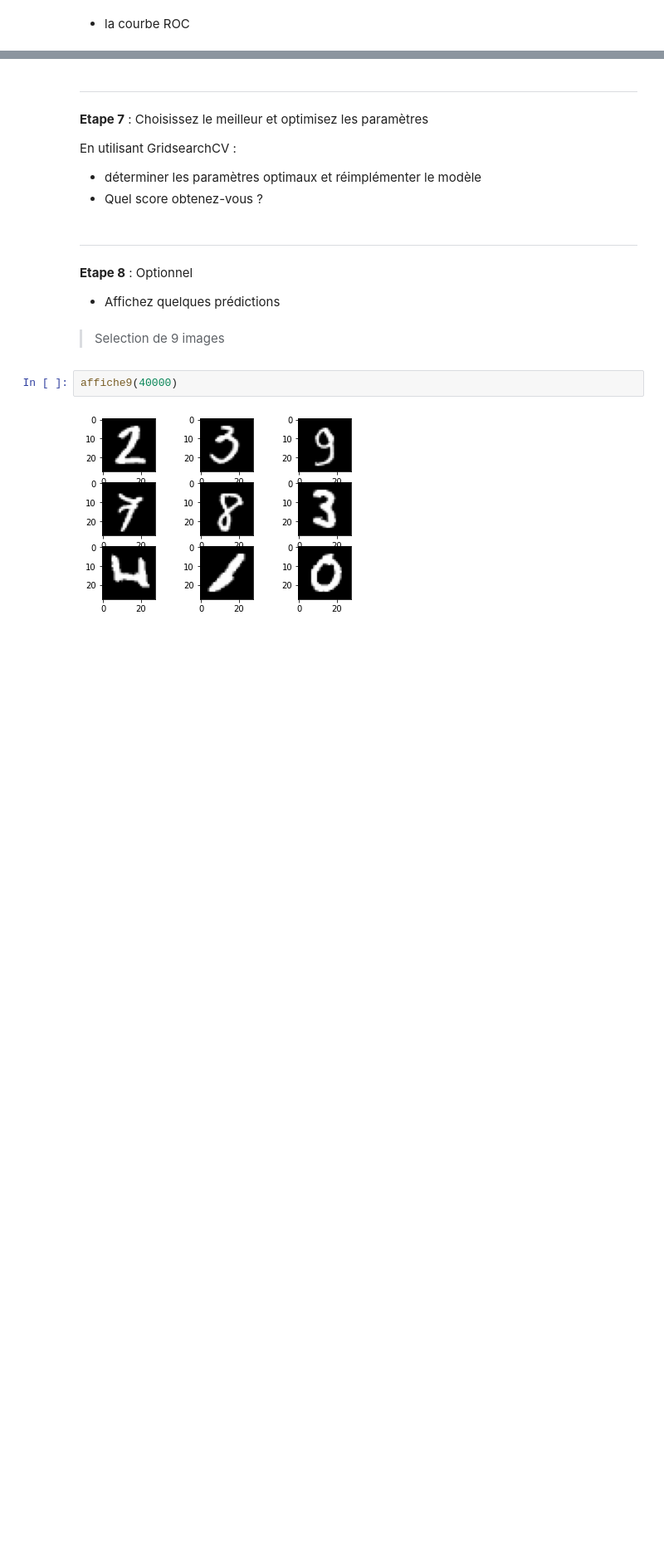
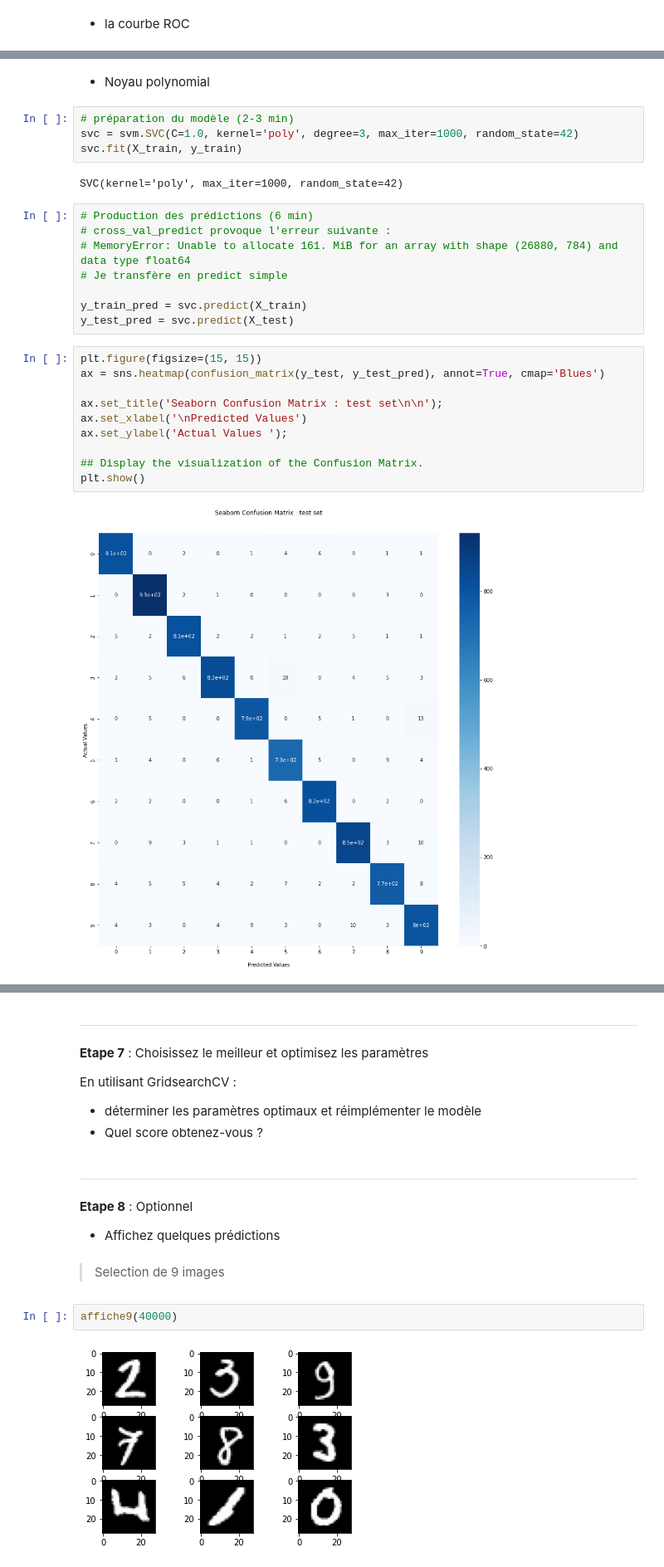
Before and after one commit to ericbertrand8686/Poste, a Jupyter notebook: Brief_poste.ipynb, the cells around one changed output, grey strips where cells are left out. Shown at 83% size. Cells and saved outputs as stored; diff of their text form; blank space fills up the shorter version.

```diff
--- a/Brief_poste.ipynb
+++ b/Brief_poste.ipynb
@@ -467,0 +457,28 @@ clf.score(X_features, y)
+# %% [markdown]
+-  Noyau polynomial
+# %%
+# préparation du modèle (2-3 min)
+svc = svm.SVC(C=1.0, kernel='poly', degree=3, max_iter=1000, random_state=42)
+svc.fit(X_train, y_train)
+# %% [output]
+SVC(kernel='poly', max_iter=1000, random_state=42)
+# %%
+# Production des prédictions (6 min)
+# cross_val_predict provoque l'erreur suivante :
+# MemoryError: Unable to allocate 161. MiB for an array with shape (26880, 784) and data type float64
+# Je transfère en predict simple
+
+y_train_pred = svc.predict(X_train)
+y_test_pred = svc.predict(X_test)
+# %%
+plt.figure(figsize=(15, 15))
+ax = sns.heatmap(confusion_matrix(y_test, y_test_pred), annot=True, cmap='Blues')
+
+ax.set_title('Seaborn Confusion Matrix : test set\n\n');
+ax.set_xlabel('\nPredicted Values')
+ax.set_ylabel('Actual Values ');
+
+## Display the visualization of the Confusion Matrix.
+plt.show()
+# %% [output]
+[figure, added]
```
Also changed, not shown: parts of 26 cells of this notebook.
